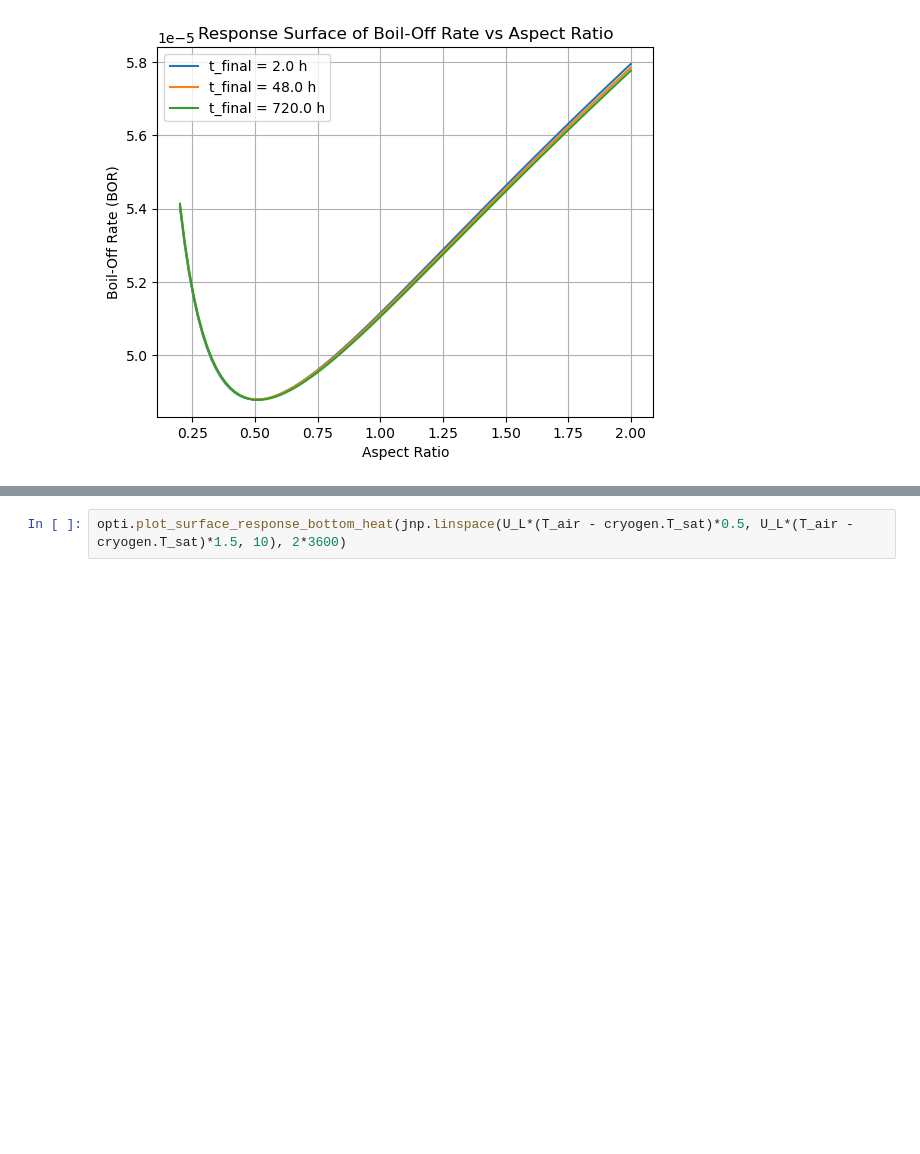
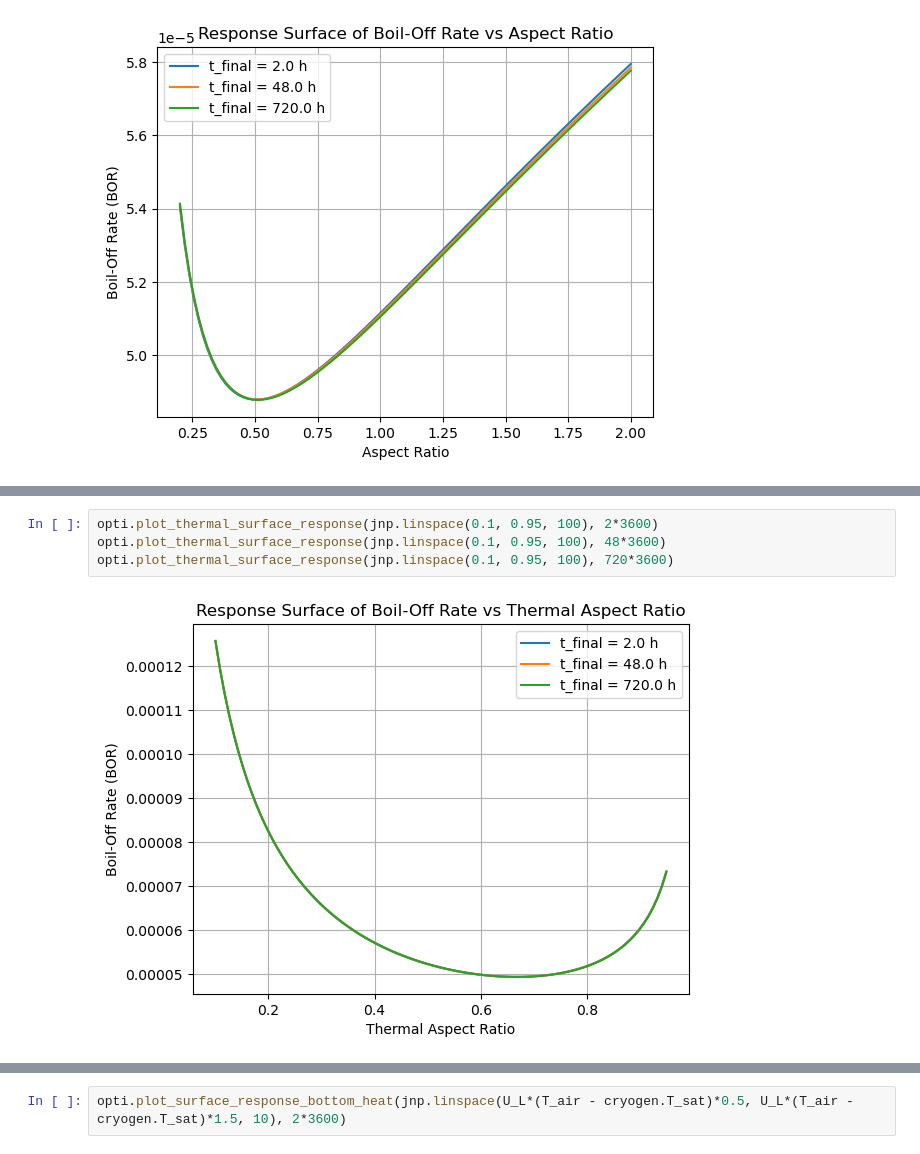
Before and after one commit to felipehuerta17/CryoEvap, a Jupyter notebook: notebooks/ammonia_large_720h_JAX.ipynb, the cells around one changed output, grey strips where cells are left out. Drawn from its saved outputs; the diff is of its cells as text; blank space fills up the shorter version.

```diff
--- a/notebooks/ammonia_large_720h_JAX.ipynb
+++ b/notebooks/ammonia_large_720h_JAX.ipynb
@@ -146,0 +148,6 @@ optimal BOR: [1.28540403e-04 8.17865462e-05 6.09760829e-05 4.87799457e-05]
+# %%
+opti.plot_thermal_surface_response(jnp.linspace(0.1, 0.95, 100), 2*3600)
+opti.plot_thermal_surface_response(jnp.linspace(0.1, 0.95, 100), 48*3600)
+opti.plot_thermal_surface_response(jnp.linspace(0.1, 0.95, 100), 720*3600)
+# %% [output]
+[figure, added]
```
Also changed, not shown: parts of 2 cells of this notebook, 3 other files.
